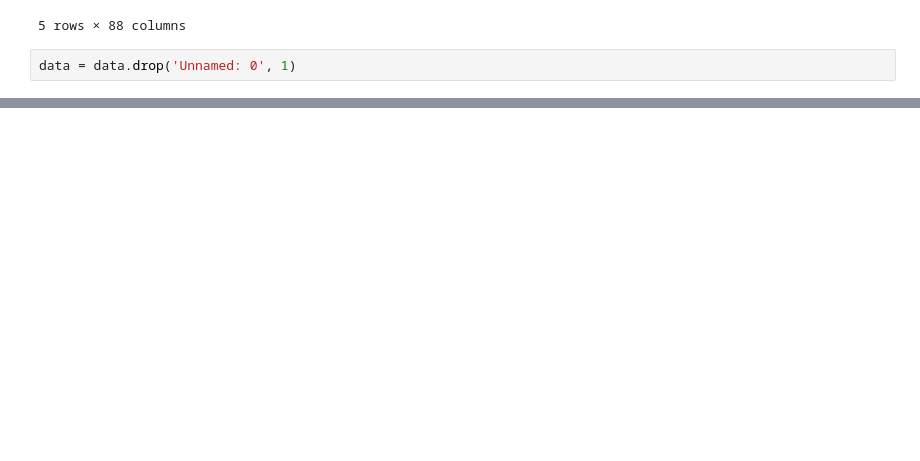
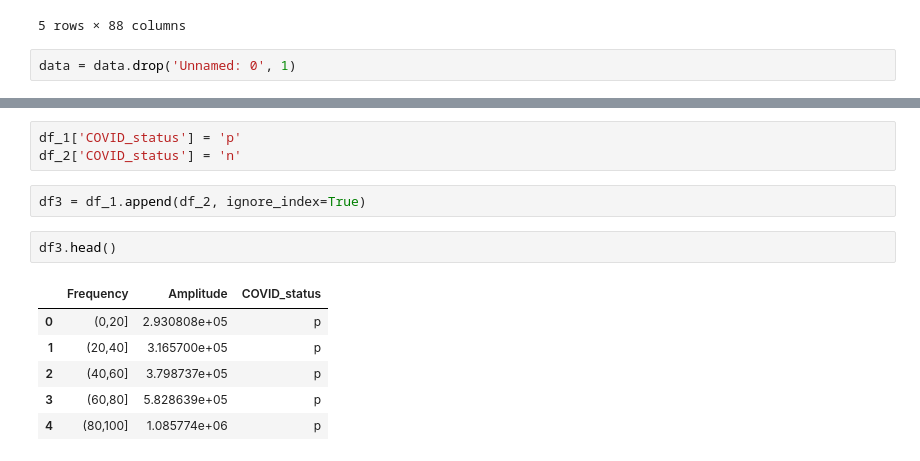
Before and after one commit to HimanshuKGP007/Kaggle_Notebooks, a Jupyter notebook: merged-coswara-freq-data-analysis.ipynb, the cells around one changed output, grey strips where cells are left out. Cells and saved outputs as stored; diff of their text form; blank space fills up the shorter version.

```diff
--- a/merged-coswara-freq-data-analysis.ipynb
+++ b/merged-coswara-freq-data-analysis.ipynb
@@ -54,0 +237,14 @@ pd.set_option('display.max_colwidth', None)
+# %%
+df_1['COVID_status'] = 'p'
+df_2['COVID_status'] = 'n'
+# %%
+df3 = df_1.append(df_2, ignore_index=True)
+# %%
+df3.head()
+# %% [output]
+|  | Frequency | Amplitude | COVID_status |
+| 0 | (0,20] | 2.930808e+05 | p |
+| 1 | (20,40] | 3.165700e+05 | p |
+| 2 | (40,60] | 3.798737e+05 | p |
+| 3 | (60,80] | 5.828639e+05 | p |
+| 4 | (80,100] | 1.085774e+06 | p |
```
Also changed, not shown: parts of 24 cells of this notebook.
